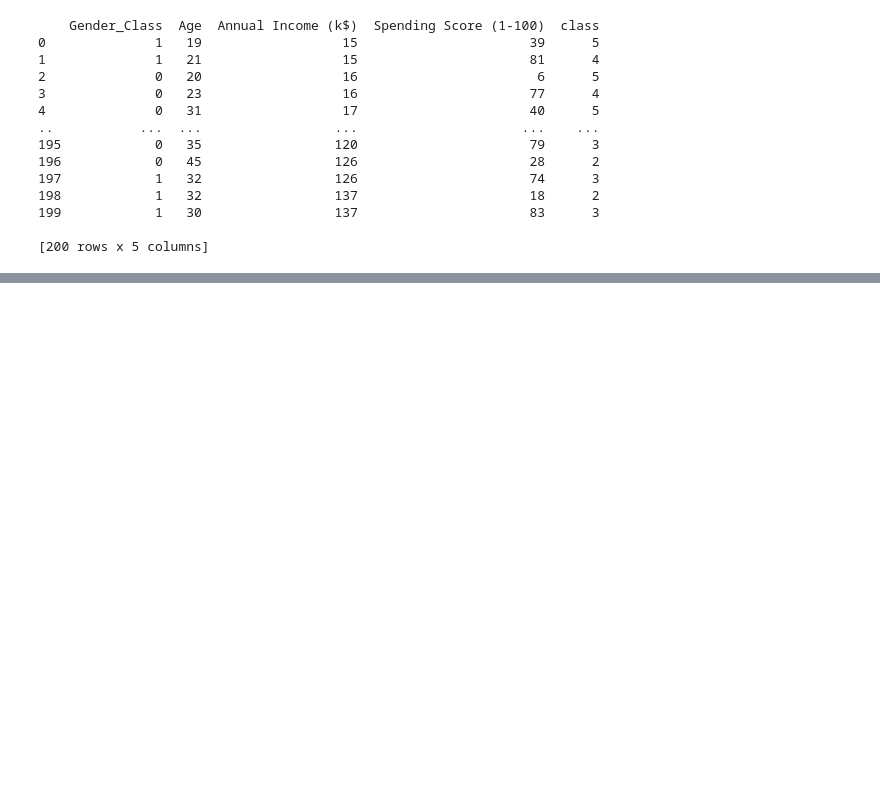
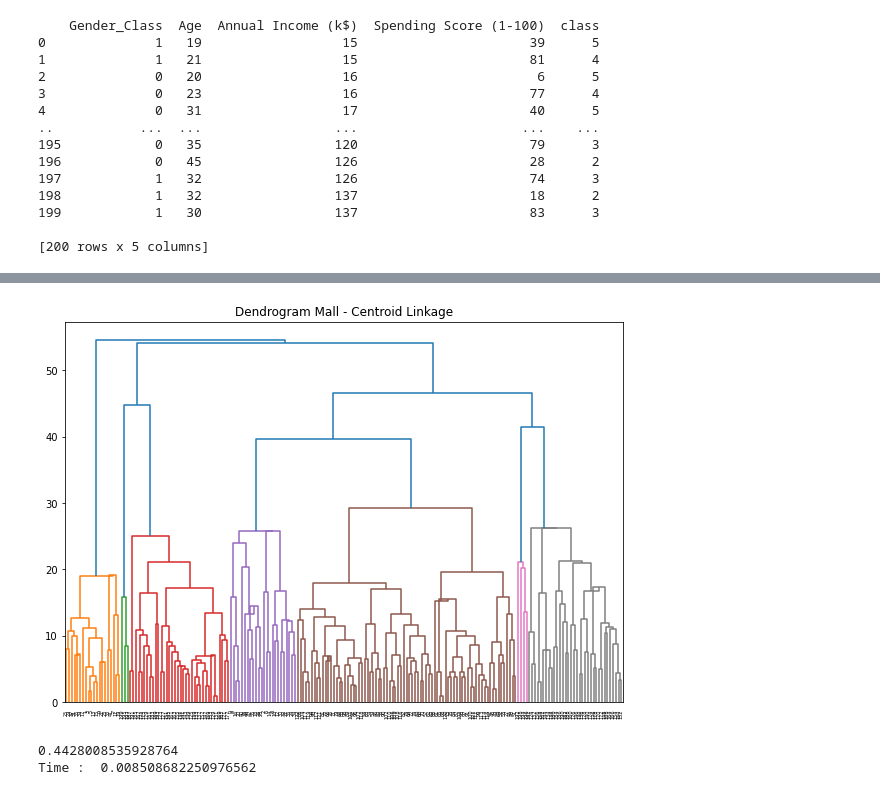
Before and after one commit to William-Surya-Wijaya/tubes-ppdp, a Jupyter notebook: laporan/TB_01.ipynb, the cells around one changed output, grey strips where cells are left out. Cells and saved outputs as stored; diff of their text form; code cells hidden in the pictures; blank space fills up the shorter version.

```diff
--- a/laporan/TB_01.ipynb
+++ b/laporan/TB_01.ipynb
@@ -324,0 +389,8 @@ print(mall_test);
+# %%
+start = time.time();
+agglo_model = AgglomerativeClustering(n_clusters=5, affinity='euclidean', linkage='complete');
+agglo_model.fit_predict(mall_x_np);
+score = silhouette_score(mall_x_np, agglo_model.labels_,  metric='euclidean');
+print(score);
+
+print('Time : ', time.time()-start);
@@ -324,0 +428,19 @@ print(mall_test);
+# %%
+plt.figure(figsize=(10, 7));
+plt.title("Dendrogram Mall - Centroid Linkage");
+dend = sch.dendrogram(sch.linkage(mall_x_np, method='centroid'));
+plt.show();
+# %% [output]
+[figure, added]
+# %%
+start = time.time();
+
+agglo_model = AgglomerativeClustering(n_clusters=6, affinity='euclidean', linkage='ward');
+agglo_model.fit_predict(mall_x_np);
+score = silhouette_score(mall_x_np, agglo_model.labels_,  metric='euclidean');
+print(score);
+
+print('Time : ', time.time()-start);
+# %% [output]
+0.4428008535928764
+Time :  0.008508682250976562
```
Also changed, not shown: parts of 10 cells of this notebook.
